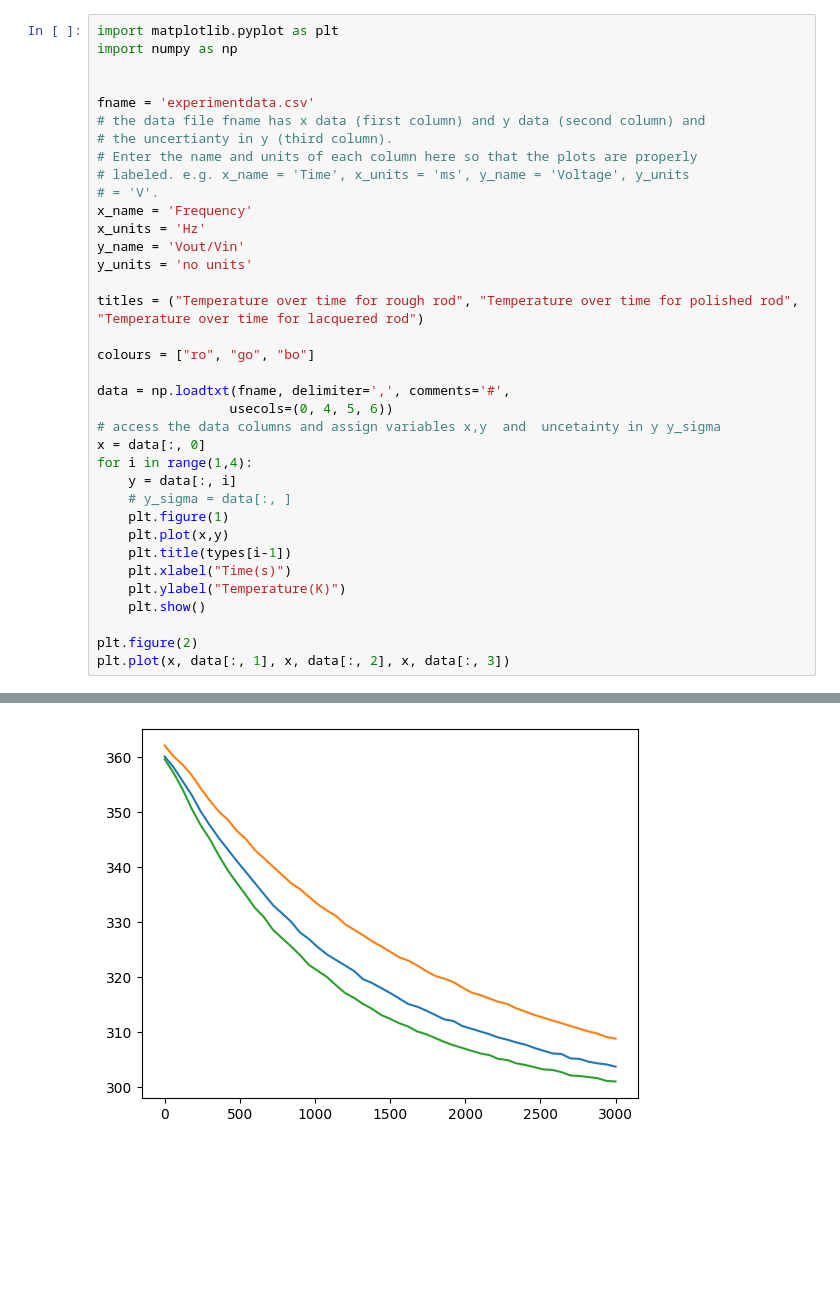
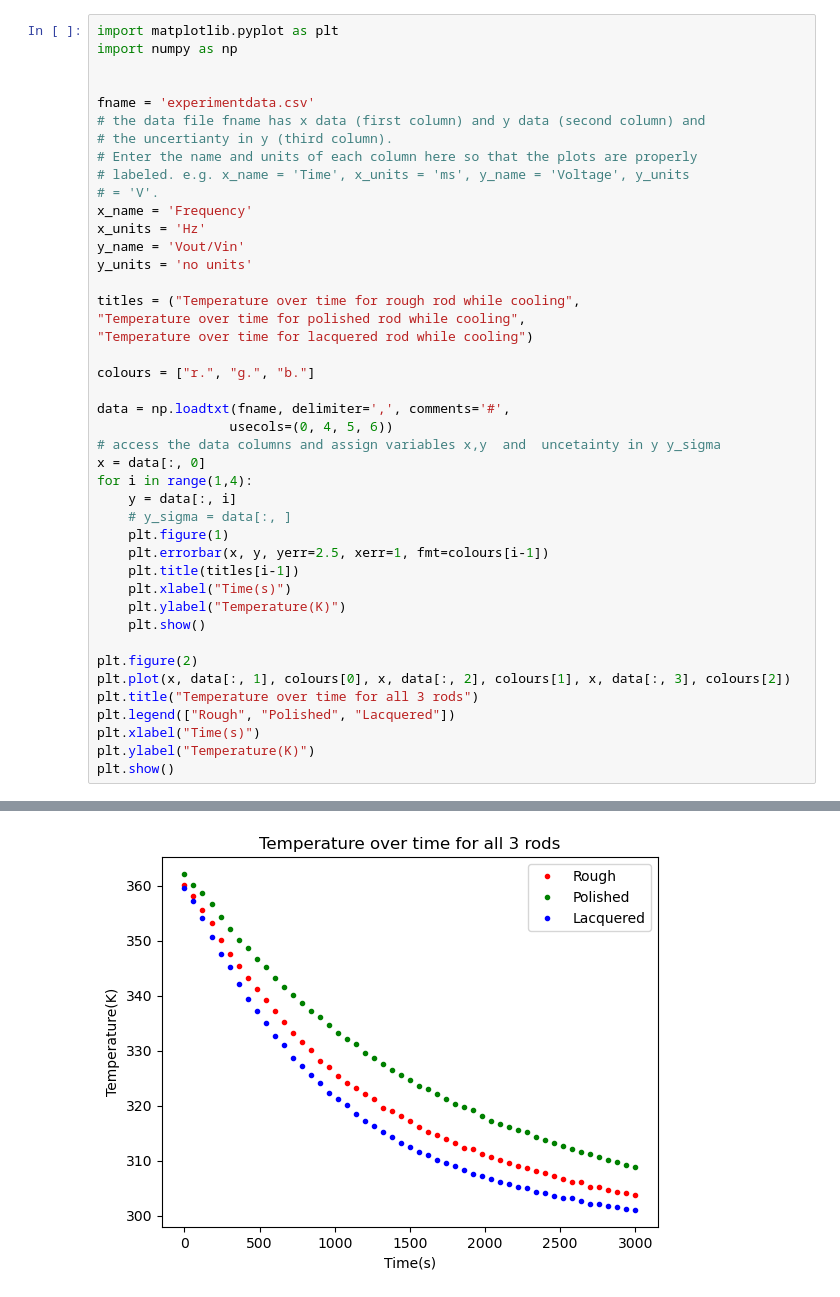
Before and after one commit to loganmachale/Modelling-Cooling-Mechanisms, a Jupyter notebook: Plotting.ipynb, the cells around one changed output, grey strips where cells are left out. Cells and saved outputs as stored; diff of their text form; blank space fills up the shorter version.

Commit message:
Plotting done

```diff
--- a/Plotting.ipynb
+++ b/Plotting.ipynb
@@ -14,9 +14,11 @@ x_units = 'Hz'
 y_name = 'Vout/Vin'
 y_units = 'no units'
 
-titles = ("Temperature over time for rough rod", "Temperature over time for polished rod", "Temperature over time for lacquered rod")
+titles = ("Temperature over time for rough rod while cooling",
+"Temperature over time for polished rod while cooling",
+"Temperature over time for lacquered rod while cooling")
 
-colours = ["ro", "go", "bo"]
+colours = ["r.", "g.", "b."]
 
 data = np.loadtxt(fname, delimiter=',', comments='#',
                  usecols=(0, 4, 5, 6))
@@ -26,12 +28,17 @@ for i in range(1,4):
     y = data[:, i]
     # y_sigma = data[:, ]
     plt.figure(1)
-    plt.plot(x,y)
-    plt.title(types[i-1])
+    plt.errorbar(x, y, yerr=2.5, xerr=1, fmt=colours[i-1])
+    plt.title(titles[i-1])
     plt.xlabel("Time(s)")
     plt.ylabel("Temperature(K)")
     plt.show()
 
 plt.figure(2)
-plt.plot(x, data[:, 1], x, data[:, 2], x, data[:, 3])
+plt.plot(x, data[:, 1], colours[0], x, data[:, 2], colours[1], x, data[:, 3], colours[2])
+plt.title("Temperature over time for all 3 rods")
+plt.legend(["Rough", "Polished", "Lacquered"])
+plt.xlabel("Time(s)")
+plt.ylabel("Temperature(K)")
+plt.show()
 # %% [output]
@@ -44 +48 @@ plt.plot(x, data[:, 1], x, data[:, 2], x, data[:, 3])
-[figure, old version]
+[figure, new version]
```
Also changed, not shown: parts of 1 cell of this notebook, 2 other files.
